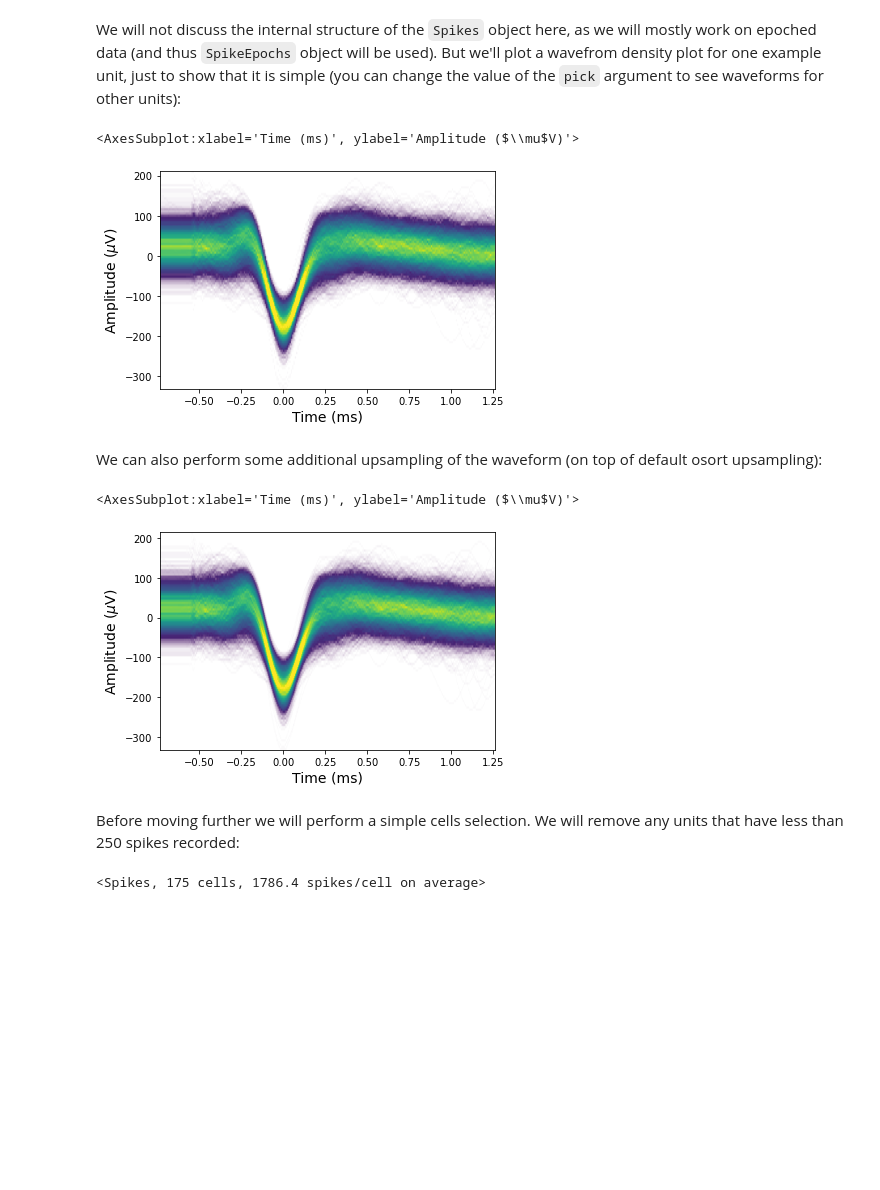
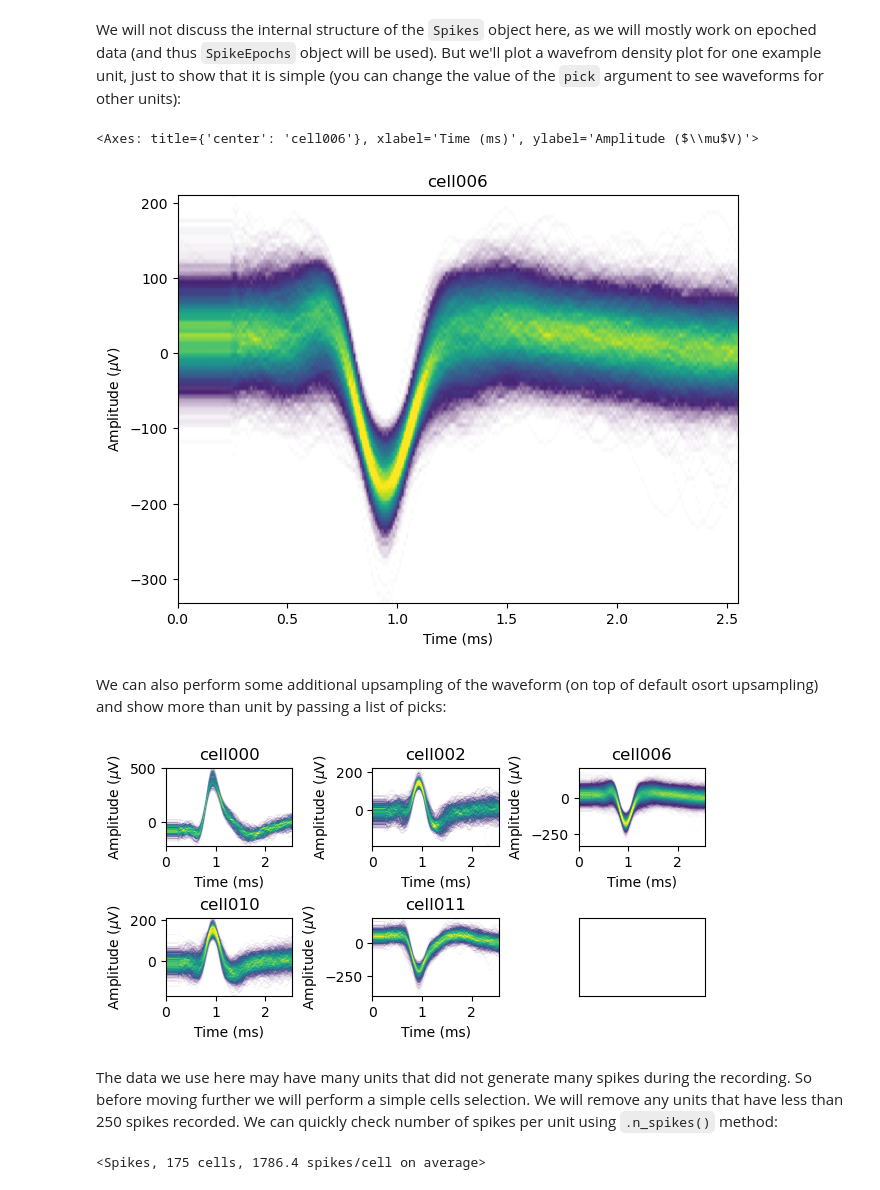
Before and after one commit to labianca/pylabianca, a Jupyter notebook: doc/intro_overview.ipynb, the cells around one changed output. Cells and saved outputs as stored; diff of their text form; code cells hidden in the pictures; blank space fills up the shorter version.

```diff
--- a/doc/intro_overview.ipynb
+++ b/doc/intro_overview.ipynb
@@ -26,3 +17,6 @@ spike_data_dir = op.join(superdual_dir, 'derivatives\example\sub-U10',
+# %%
+data_dir = r'C:\Users\Ola Kołodziej\Dropbox\Sarenka\PROJECTS\pylabianca\labianca_data\sub-U10_task-superdual'
+spike_data_dir = op.join(data_dir, r'osorted\mixed\5')
 # %% [markdown]
 The spiking data we use here have not been curated, so there may be some
 false positive units and duplicates (due to reference signal). The files used here are only from Medial Temporal Lobe contacts, but still, including
@@ -55,19 +49,18 @@ spk
 # %% [markdown]
 We will not discuss the internal structure of the `Spikes` object here, as we will mostly work on epoched data (and thus `SpikeEpochs` object will be used). But we'll plot a wavefrom density plot for one example unit, just to show that it is simple (you can change the value of the `pick` argument to see waveforms for other units):
 # %%
-spk.plot_waveform(pick=6)
+spk.plot_waveform(picks=6)
 # %% [output]
-<AxesSubplot:xlabel='Time (ms)', ylabel='Amplitude ($\\mu$V)'>
+<Axes: title={'center': 'cell006'}, xlabel='Time (ms)', ylabel='Amplitude ($\\mu$V)'>
-[figure, old version]
+[figure, new version]
 # %% [markdown]
-We can also perform some additional upsampling of the waveform (on top of default osort upsampling):
+We can also perform some additional upsampling of the waveform (on top of default osort upsampling) and show more than unit by passing a list of picks:
 # %%
-spk.plot_waveform(pick=6, upsample=3)
+spk.plot_waveform(picks=[0, 2, 6, 10, 11], upsample=3);
 # %% [output]
-<AxesSubplot:xlabel='Time (ms)', ylabel='Amplitude ($\\mu$V)'>
-[figure, old version]
+[figure, new version]
 # %% [markdown]
-Before moving further we will perform a simple cells selection. We will remove any units that have less than 250 spikes recorded:
+The data we use here may have many units that did not generate many spikes during the recording. So before moving further we will perform a simple cells selection. We will remove any units that have less than 250 spikes recorded. We can quickly check number of spikes per unit using `.n_spikes()` method:
 # %%
 min_spikes = 250
 sel = spk.n_spikes() >= min_spikes
```
Also changed, not shown: parts of 60 cells of this notebook.
